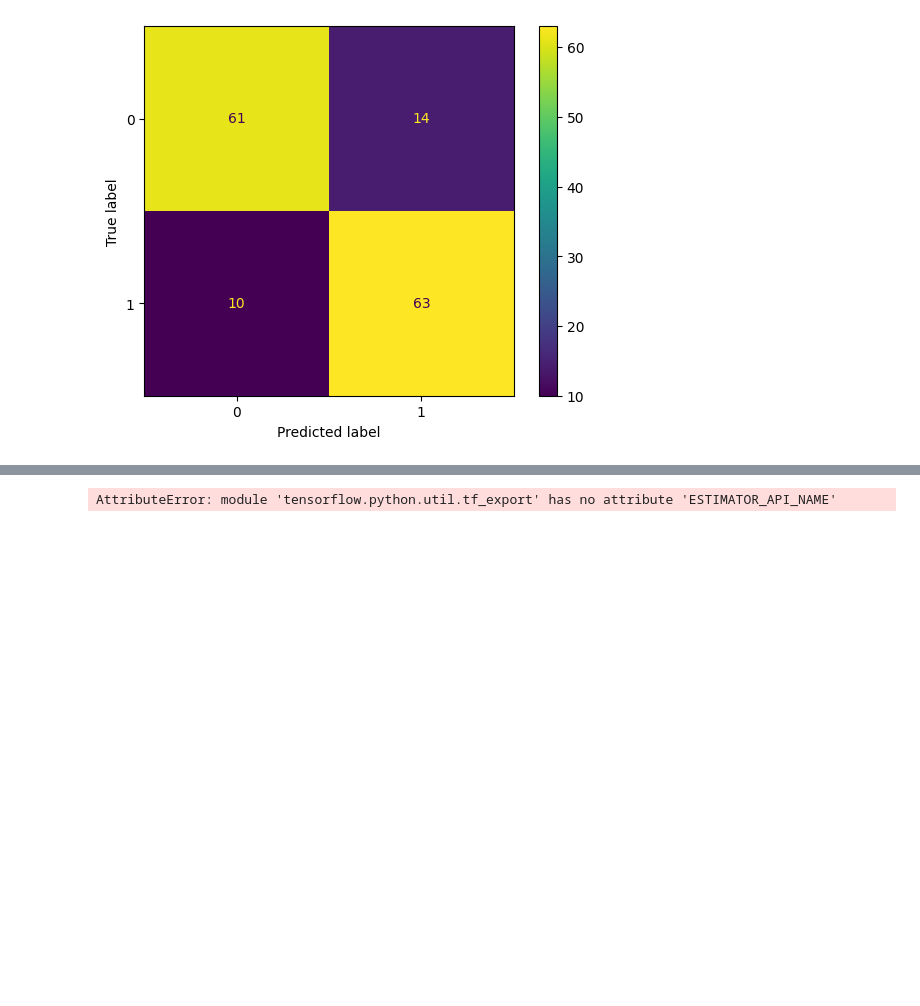
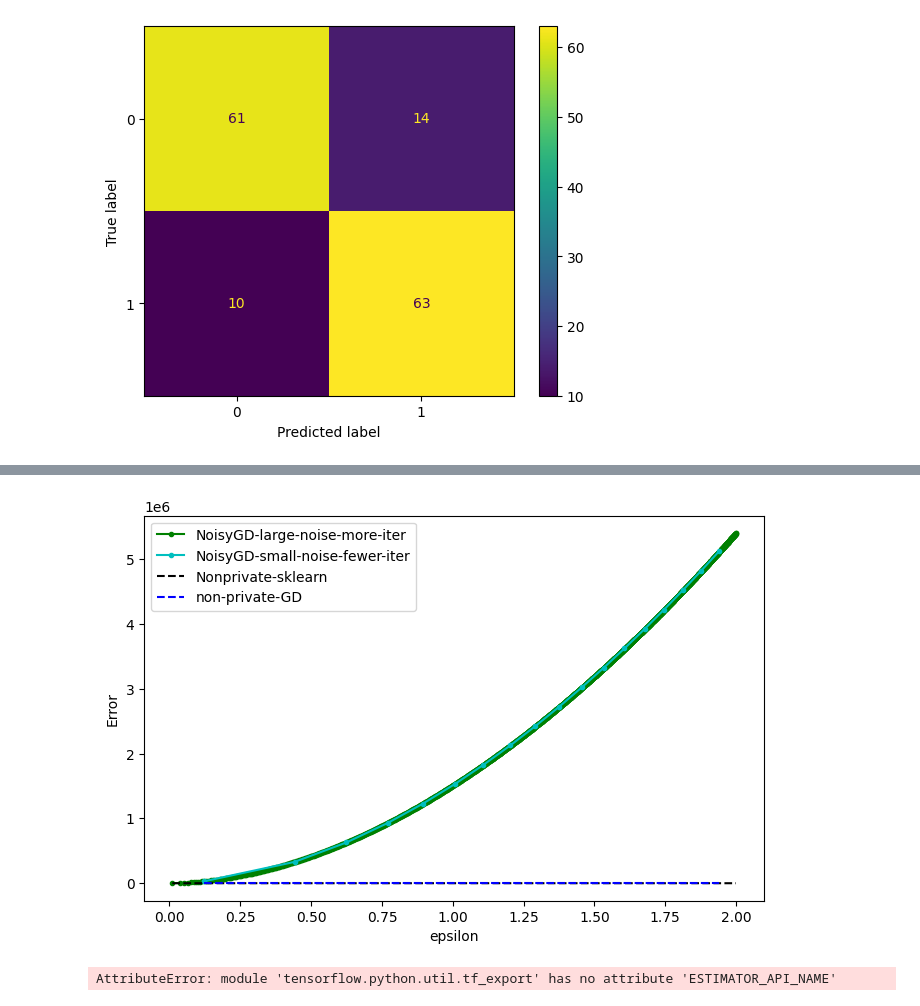
Before and after one commit to y00628/dpml-nhanes-vitamin, a Jupyter notebook: heart_disease_uci_dpml.ipynb, the cells around one changed output, grey strips where cells are left out. Saved outputs shown, nothing was run; the diff lists cells and outputs as text; code cells hidden in the pictures; blank space fills up the shorter version.

```diff
--- a/heart_disease_uci_dpml.ipynb
+++ b/heart_disease_uci_dpml.ipynb
@@ -174,9 +217,13 @@ class NoisyGD_mech(Mechanism):
 # %%
 def gradient(theta):
     # -----------  Implement the gradient of f(theta) -----------
+
     grad = np.zeros(shape=(dim,))
 
-    phat = np.exp(X@theta)/(1+np.exp(X@theta))
+    phat = stable_softmax(X@theta)
+
+    # print(phat)
+
     grad = X[y==0,:].T@(phat[y==0]) -X[y==1,:].T@(1-phat[y==1].T)
     # ----------- Notice that f is the sum of the individual loss functions, NOT the averge. -----------
     return grad
@@ -207,5 +254,5 @@ def run_NoisyGD(sigma,lr,niter, log_gap = 10):
         if not i%log_gap:
             mech = NoisyGD_mech(sigma,i+1)
             eps_GD.append(mech.approxDP(delta))
-            err_GD.append(err(theta_GD))
+            err_GD.append(loss(theta_GD))
     return err_GD, eps_GD
@@ -229,0 +272,21 @@ def run_nonprivate_GD(lr,niter, log_gap = 10):
+# %%
+from autodp.calibrator_zoo import eps_delta_calibrator
+
+def find_appropriate_niter(sigma, eps,delta):
+    # Use autodp calibrator for selecting 'niter'
+    NoisyGD_fix_sigma = lambda x:  NoisyGD_mech(sigma,x)
+    calibrate = eps_delta_calibrator()
+    mech = calibrate(NoisyGD_fix_sigma, eps, delta, [0,500000])
+    niter = int(np.floor(mech.params['coeff']))
+    return niter
+
+
+# Instantiate these parameters
+
+def theoretical_lr_choice(beta_L,f0_minus_fniter_bound,dim,sigma,niter):
+    # beta_L is the gradient lipschitz constant for the whole objective function
+    # sigma is the variance of the gradient noise in each coordinate
+    # niter is the intended number of iterations (the LR is optimized for the point we get when finishing all niter)
+
+
+    return np.minimum(1/beta_L,np.sqrt(2*f0_minus_fniter_bound / (dim * sigma**2 *beta_L*niter)))
@@ -230,3 +327,21 @@ def run_nonprivate_GD(lr,niter, log_gap = 10):
+# %%
+## Let's also plot the results
+import matplotlib.pyplot as plt
+#%matplotlib inline
+plt.figure(figsize=(8, 5))
+#plt.plot(eps_GD2, err_GD0,'b.-')
+plt.plot(eps_GD1, err_GD1,'g.-')
+plt.plot(eps_GD2, err_GD2,'c.-')
+plt.plot(eps_GD1,err_nonprivate*np.ones_like(eps_GD1),'k--')
+plt.plot(eps_GD2,err_GD0,'b--')
+#plt.ylim([0,0.1])
+
+plt.legend(['NoisyGD-large-noise-more-iter','NoisyGD-small-noise-fewer-iter','Nonprivate-sklearn','non-private-GD'])
+plt.xlabel('epsilon')
+plt.ylabel('Error')
+plt.show()
+# %% [output]
+[figure, added]
 # %%
 import tensorflow as tf
 import time
```
Also changed, not shown: parts of 10 cells of this notebook, 1 other file.
